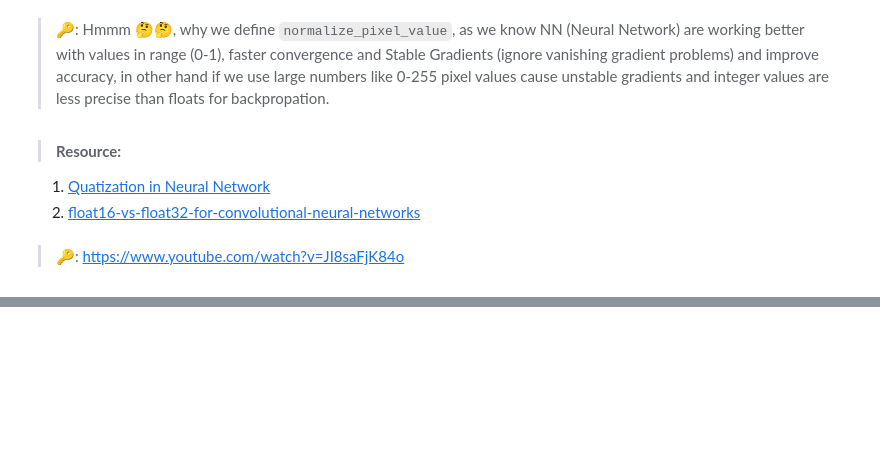
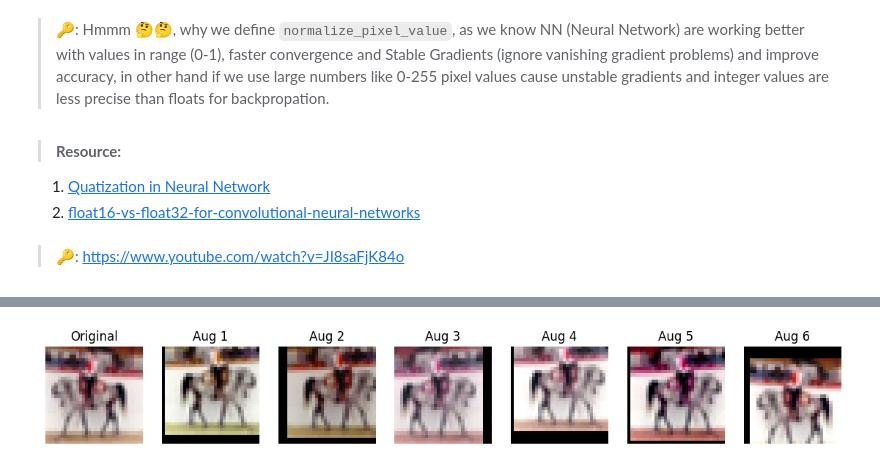
Before and after one commit to Benguerine/resnet50-for-cifar10, a Jupyter notebook: notebook/CIFAR-10_with_ResNet50.ipynb, the cells around one changed output, grey strips where cells are left out. Cells and saved outputs as stored; diff of their text form; code cells hidden in the pictures; blank space fills up the shorter version.

```diff
--- a/notebook/CIFAR-10_with_ResNet50.ipynb
+++ b/notebook/CIFAR-10_with_ResNet50.ipynb
@@ -259,0 +298,36 @@ def data_augmented(image, label):
+# %%
+import matplotlib.pyplot as plt
+import tensorflow as tf
+
+def visualize_augmentations(dataset, augment_fn, num_versions=6):
+    """
+    Show one original image and several augmented versions side by side.
+
+
+    """
+    # Take one sample from the dataset
+    for image, label in dataset.take(1):
+        sample_image = image.numpy()
+        sample_label = label.numpy()
+
+    plt.figure(figsize=(14, 3))
+
+    # Show original
+    ax = plt.subplot(1, num_versions+1, 1)
+    plt.imshow(sample_image.astype("uint8"))
+    plt.title("Original")
+    plt.axis("off")
+
+    # Show augmented versions
+    for i in range(num_versions):
+        aug_img, _ = augment_fn(sample_image, sample_label)
+        ax = plt.subplot(1, num_versions+1, i+2)
+        plt.imshow(aug_img.numpy().astype("uint8"))
+        plt.title(f"Aug {i+1}")
+        plt.axis("off")
+
+    plt.show()
+# %%
+visualize_augmentations(train_data, data_augmented)
+# %% [output]
+[figure, added]
```
Also changed, not shown: parts of 3 cells of this notebook, 1 other file.
